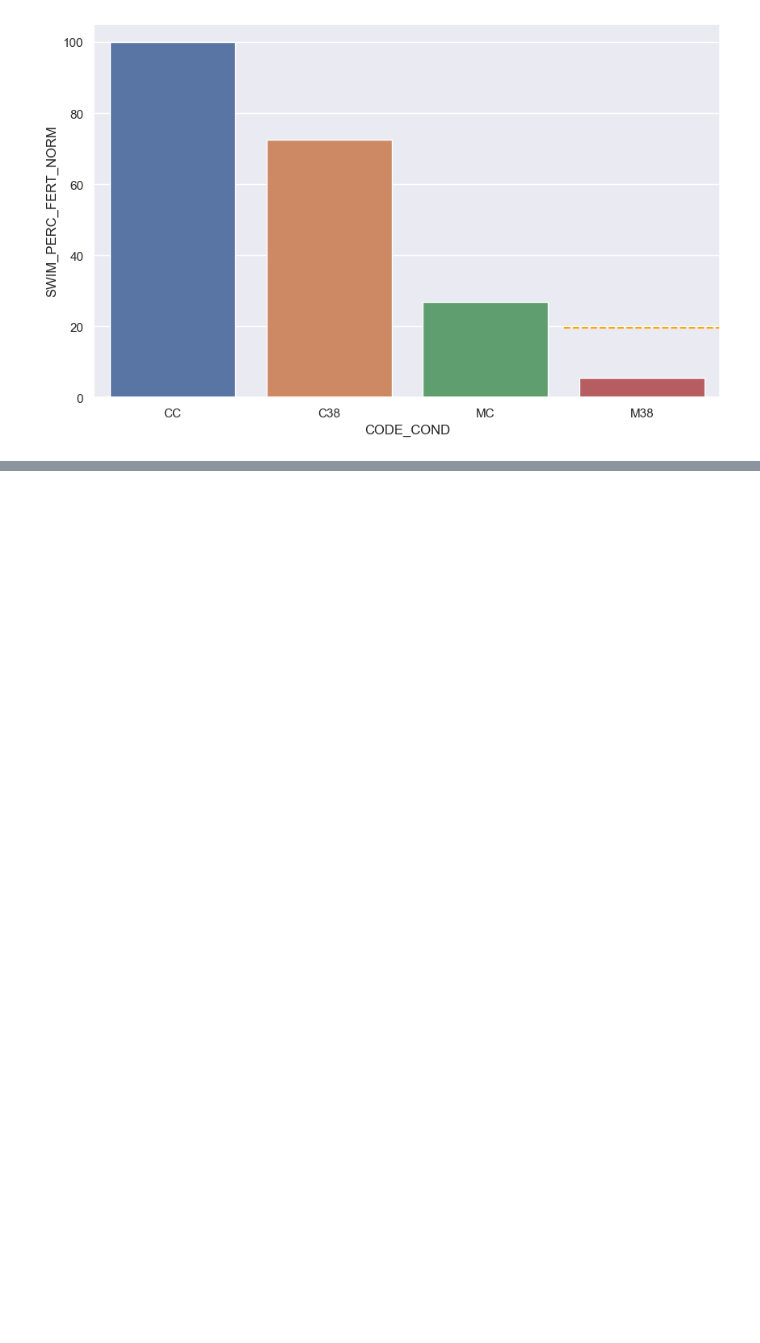
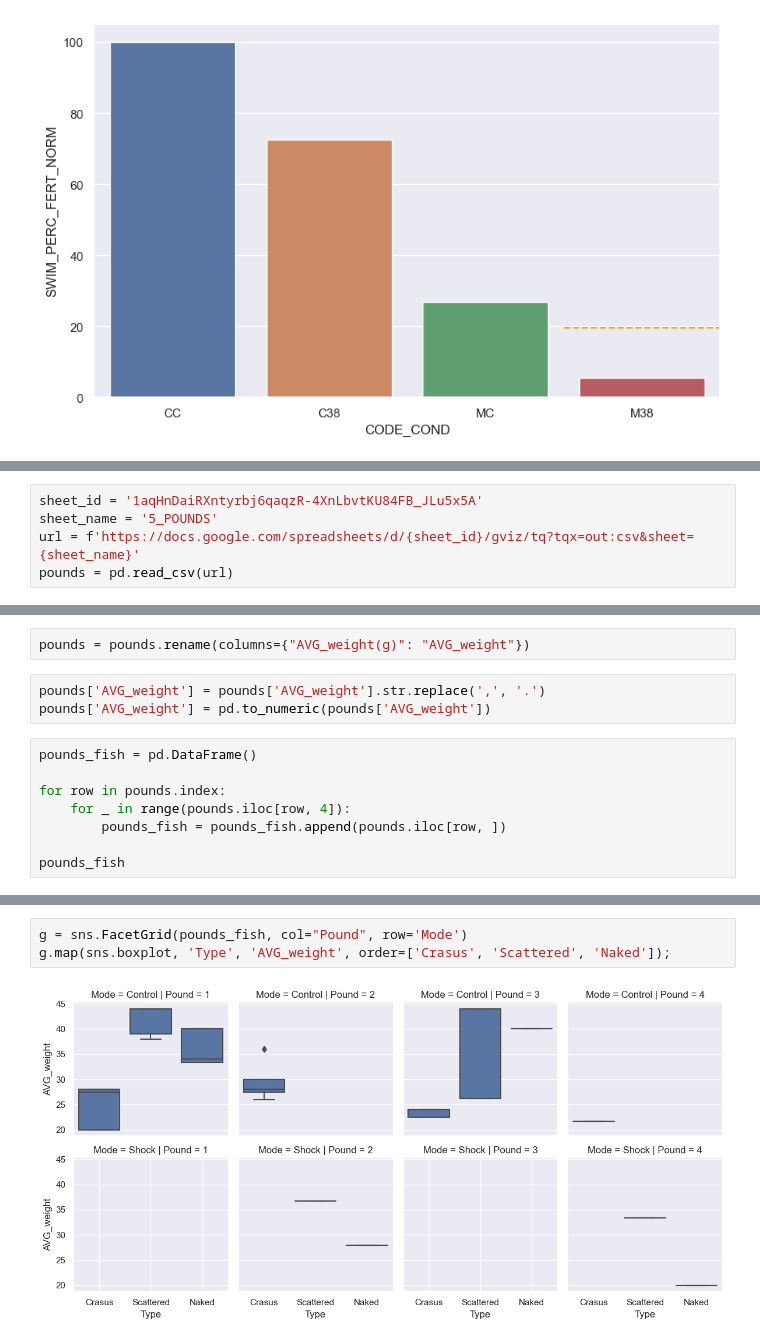
Before and after one commit to mitoclub/fish-strong-purifying-selection, a Jupyter notebook: notebooks/stat_plots_for_paper_draft.ipynb, the cells around one changed output, grey strips where cells are left out. Saved outputs shown, nothing was run; the diff lists cells and outputs as text; blank space fills up the shorter version.

Commit message:
Pounds & stats changes

```diff
--- a/notebooks/stat_plots_for_paper_draft.ipynb
+++ b/notebooks/stat_plots_for_paper_draft.ipynb
@@ -268,0 +308,5 @@ plt.axhline(y=expected_8, xmin=0.75, color='orange', ls='--')
+# %%
+sheet_id = '1aqHnDaiRXntyrbj6qaqzR-4XnLbvtKU84FB_JLu5x5A'
+sheet_name = '5_POUNDS'
+url = f'https://docs.google.com/spreadsheets/d/{sheet_id}/gviz/tq?tqx=out:csv&sheet={sheet_name}'
+pounds = pd.read_csv(url)
@@ -268,0 +333,13 @@ plt.axhline(y=expected_8, xmin=0.75, color='orange', ls='--')
+# %%
+pounds = pounds.rename(columns={"AVG_weight(g)": "AVG_weight"})
+# %%
+pounds['AVG_weight'] = pounds['AVG_weight'].str.replace(',', '.')
+pounds['AVG_weight'] = pd.to_numeric(pounds['AVG_weight'])
+# %%
+pounds_fish = pd.DataFrame()
+
+for row in pounds.index:
+    for _ in range(pounds.iloc[row, 4]):
+        pounds_fish = pounds_fish.append(pounds.iloc[row, ])
+
+pounds_fish
@@ -268,0 +360,5 @@ plt.axhline(y=expected_8, xmin=0.75, color='orange', ls='--')
+# %%
+g = sns.FacetGrid(pounds_fish, col="Pound", row='Mode')
+g.map(sns.boxplot, 'Type', 'AVG_weight', order=['Crasus', 'Scattered', 'Naked']);
+# %% [output]
+[figure, added]
```
Also changed, not shown: parts of 17 cells of this notebook, 1 other file.
